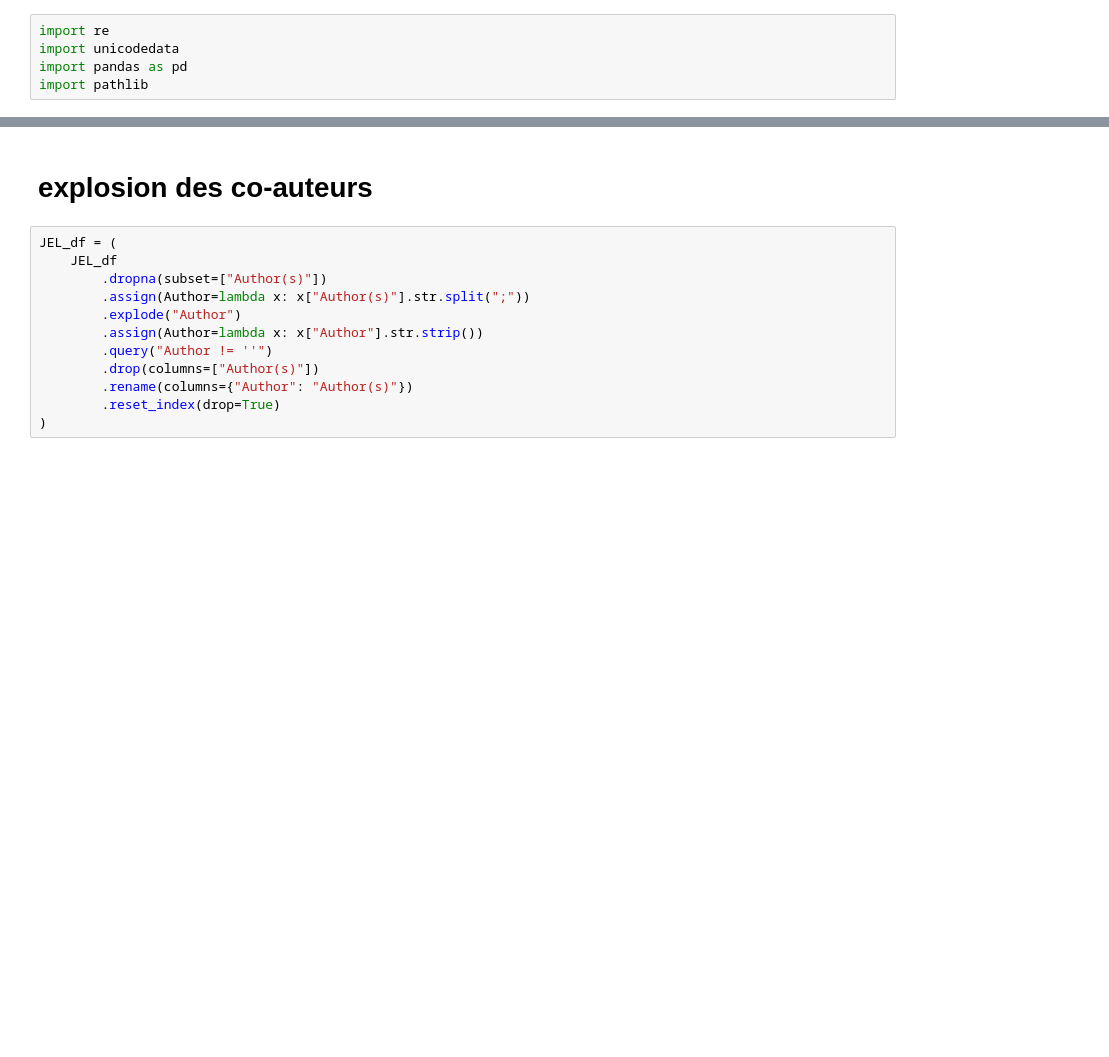
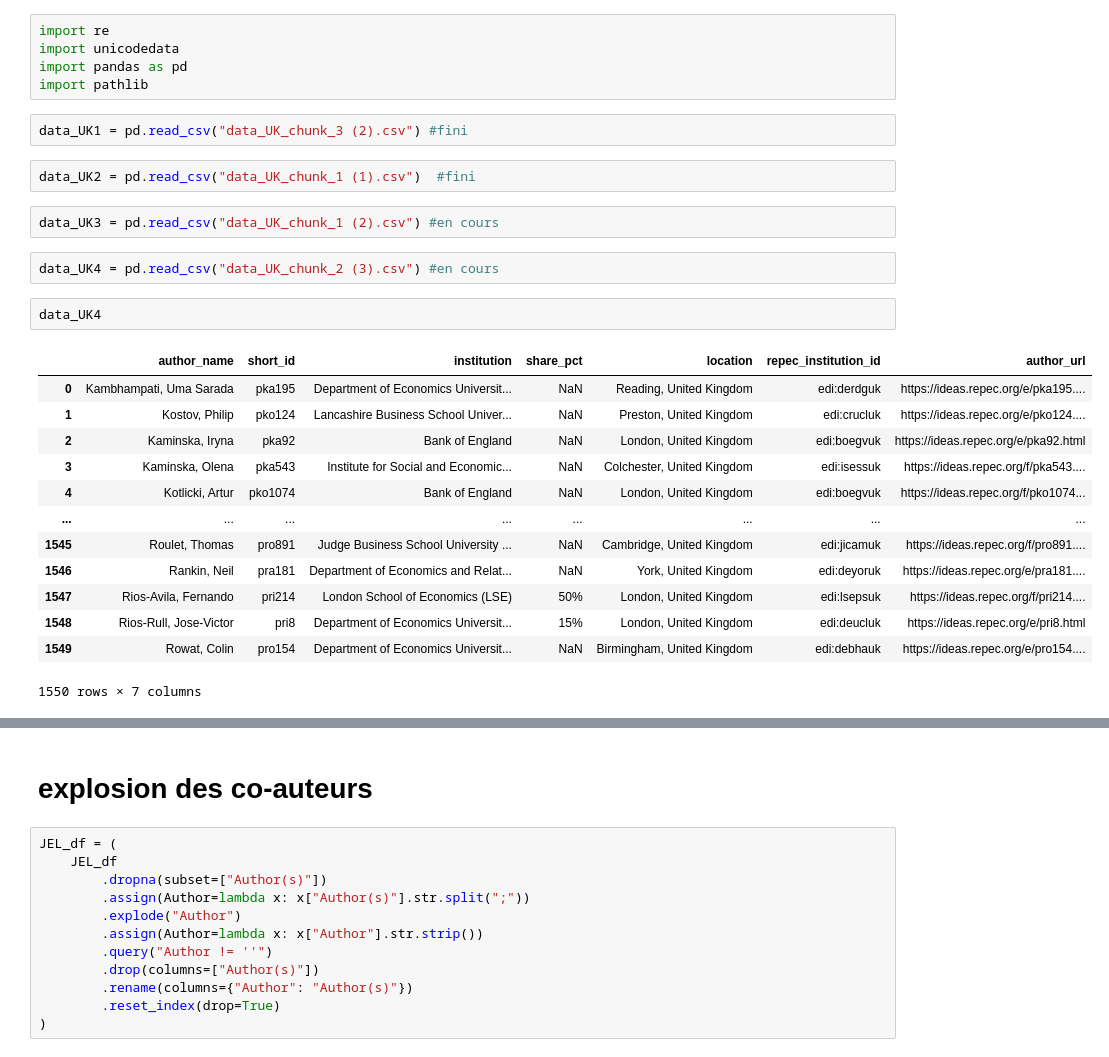
Before and after one commit to celinamadaschi/Telecom-DataAnalysis_Economics, a Jupyter notebook: isaure merge.ipynb, the cells around one changed output, grey strips where cells are left out. Drawn from its saved outputs; the diff is of its cells as text; blank space fills up the shorter version.

```diff
--- a/isaure merge.ipynb
+++ b/isaure merge.ipynb
@@ -3,3 +3,27 @@ import re
 import unicodedata
 import pandas as pd
 import pathlib
+# %%
+data_UK1 = pd.read_csv("data_UK_chunk_3 (2).csv") #fini
+# %%
+data_UK2 = pd.read_csv("data_UK_chunk_1 (1).csv")  #fini
+# %%
+data_UK3 = pd.read_csv("data_UK_chunk_1 (2).csv") #en cours
+# %%
+data_UK4 = pd.read_csv("data_UK_chunk_2 (3).csv") #en cours
+# %%
+data_UK4
+# %% [output]
+|  | author_name | short_id | institution | share_pct | location | repec_institution_id | author_url |
+| 0 | Kambhampati, Uma Sarada | pka195 | Department of Economics Universit... | NaN | Reading, United Kingdom | edi:derdguk | https://ideas.repec.org/e/pka195.... |
+| 1 | Kostov, Philip | pko124 | Lancashire Business School Univer... | NaN | Preston, United Kingdom | edi:crucluk | https://ideas.repec.org/e/pko124.... |
+| 2 | Kaminska, Iryna | pka92 | Bank of England | NaN | London, United Kingdom | edi:boegvuk | https://ideas.repec.org/e/pka92.html |
+| 3 | Kaminska, Olena | pka543 | Institute for Social and Economic... | NaN | Colchester, United Kingdom | edi:isessuk | https://ideas.repec.org/f/pka543.... |
+| 4 | Kotlicki, Artur | pko1074 | Bank of England | NaN | London, United Kingdom | edi:boegvuk | https://ideas.repec.org/f/pko1074... |
+| ... | ... | ... | ... | ... | ... | ... | ... |
+| 1545 | Roulet, Thomas | pro891 | Judge Business School University ... | NaN | Cambridge, United Kingdom | edi:jicamuk | https://ideas.repec.org/f/pro891.... |
+| 1546 | Rankin, Neil | pra181 | Department of Economics and Relat... | NaN | York, United Kingdom | edi:deyoruk | https://ideas.repec.org/e/pra181.... |
+| 1547 | Rios-Avila, Fernando | pri214 | London School of Economics (LSE) | 50% | London, United Kingdom | edi:lsepsuk | https://ideas.repec.org/f/pri214.... |
+| 1548 | Rios-Rull, Jose-Victor | pri8 | Department of Economics Universit... | 15% | London, United Kingdom | edi:deucluk | https://ideas.repec.org/e/pri8.html |
+| 1549 | Rowat, Colin | pro154 | Department of Economics Universit... | NaN | Birmingham, United Kingdom | edi:debhauk | https://ideas.repec.org/e/pro154.... |
+1550 rows × 7 columns
```
Also changed, not shown: parts of 22 cells of this notebook.
